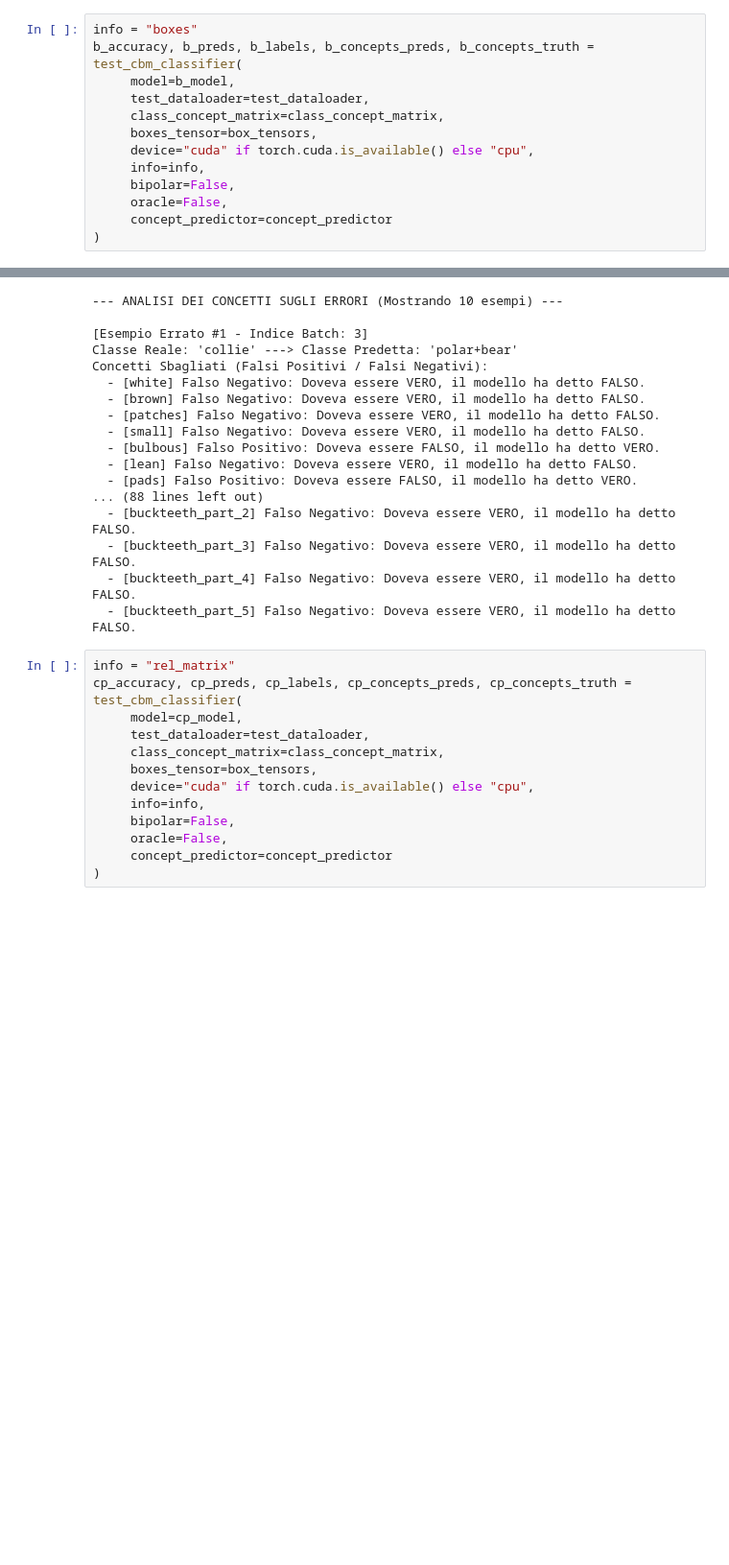
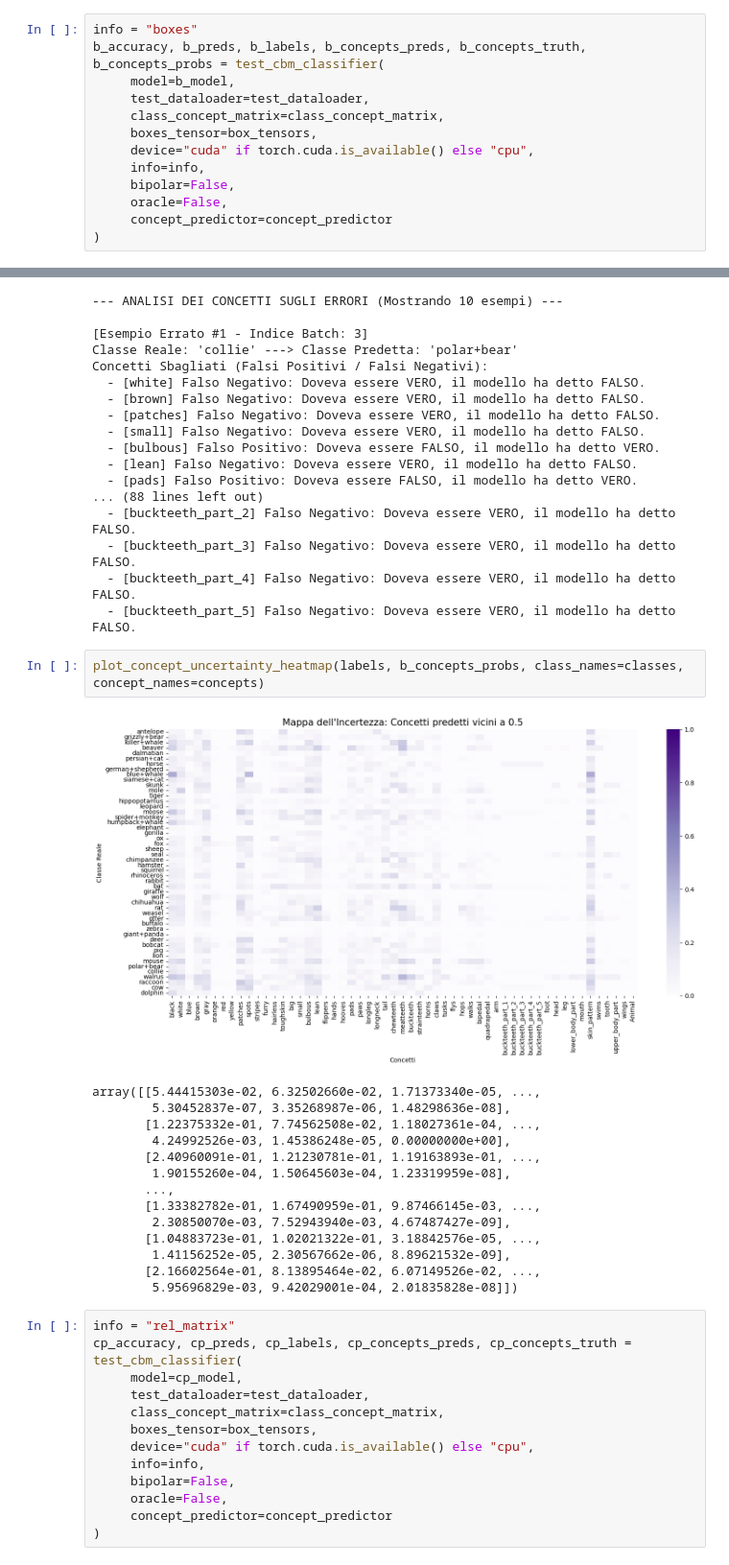
Before and after one commit to stefano-gamba/BoxEmbeddingCBM, a Jupyter notebook: notebooks/independent_training.ipynb, the cells around one changed output, grey strips where cells are left out. Shown at 96% size. Drawn from its saved outputs; the diff is of its cells as text; blank space fills up the shorter version.

```diff
--- a/notebooks/independent_training.ipynb
+++ b/notebooks/independent_training.ipynb
@@ -479,6 +479,6 @@ Loss: 1.0026 | Acc: 98.8454 || Val Loss: 2.1831 | Val Acc: 97.6777
 # %%
 info = "boxes"
-b_accuracy, b_preds, b_labels, b_concepts_preds, b_concepts_truth = test_cbm_classifier(
+b_accuracy, b_preds, b_labels, b_concepts_preds, b_concepts_truth, b_concepts_probs = test_cbm_classifier(
      model=b_model,
      test_dataloader=test_dataloader,
      class_concept_matrix=class_concept_matrix,
@@ -527,6 +527,23 @@ Concetti Sbagliati (Falsi Positivi / Falsi Negativi):
   - [buckteeth_part_3] Falso Negativo: Doveva essere VERO, il modello ha detto FALSO.
   - [buckteeth_part_4] Falso Negativo: Doveva essere VERO, il modello ha detto FALSO.
   - [buckteeth_part_5] Falso Negativo: Doveva essere VERO, il modello ha detto FALSO.
+# %%
+plot_concept_uncertainty_heatmap(labels, b_concepts_probs, class_names=classes, concept_names=concepts)
+# %% [output]
+[figure, added]
+array([[5.44415303e-02, 6.32502660e-02, 1.71373340e-05, ...,
+        5.30452837e-07, 3.35268987e-06, 1.48298636e-08],
+       [1.22375332e-01, 7.74562508e-02, 1.18027361e-04, ...,
+        4.24992526e-03, 1.45386248e-05, 0.00000000e+00],
+       [2.40960091e-01, 1.21230781e-01, 1.19163893e-01, ...,
+        1.90155260e-04, 1.50645603e-04, 1.23319959e-08],
+       ...,
+       [1.33382782e-01, 1.67490959e-01, 9.87466145e-03, ...,
+        2.30850070e-03, 7.52943940e-03, 4.67487427e-09],
+       [1.04883723e-01, 1.02021322e-01, 3.18842576e-05, ...,
+        1.41156252e-05, 2.30567662e-06, 8.89621532e-09],
+       [2.16602564e-01, 8.13895464e-02, 6.07149526e-02, ...,
+        5.95696829e-03, 9.42029001e-04, 2.01835828e-08]])
 # %%
 info = "rel_matrix"
 cp_accuracy, cp_preds, cp_labels, cp_concepts_preds, cp_concepts_truth = test_cbm_classifier(
```
Also changed, not shown: parts of 9 cells of this notebook, 2 other files.
